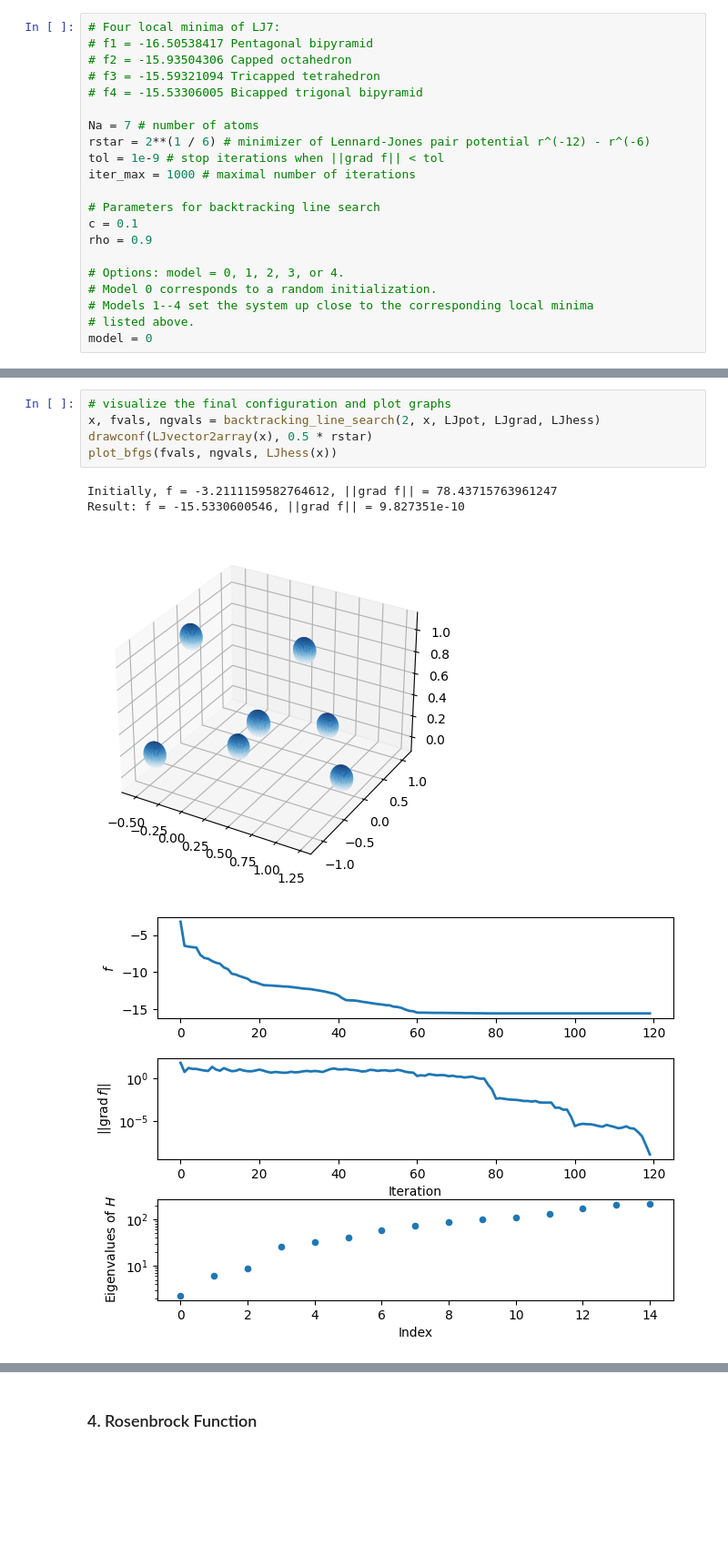
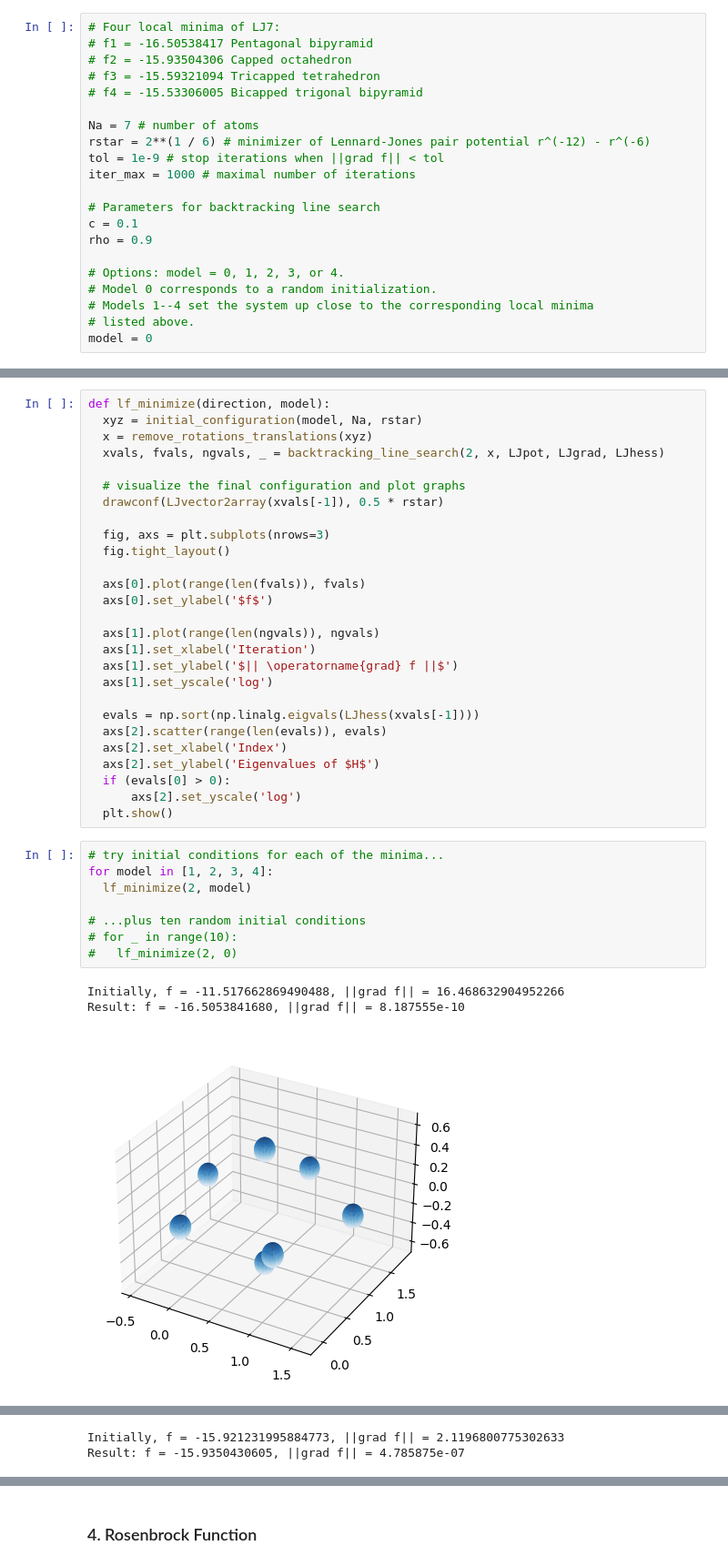
Before and after one commit to elijahkin/amsc660, a Jupyter notebook: hw10/hw10.ipynb, the cells around one changed output, grey strips where cells are left out. Shown: that part at 91% size. Cells and saved outputs as stored; diff of their text form; blank space fills up the shorter version.

Commit message:
Lennard-Jones and Rosenbrock plotting

```diff
--- a/hw10/hw10.ipynb
+++ b/hw10/hw10.ipynb
@@ -132,10 +109,39 @@ LJpot = -3.2111159582764612
-# %%
-# visualize the final configuration and plot graphs
-x, fvals, ngvals = backtracking_line_search(2, x, LJpot, LJgrad, LJhess)
-drawconf(LJvector2array(x), 0.5 * rstar)
-plot_bfgs(fvals, ngvals, LJhess(x))
-# %% [output]
-Initially, f = -3.2111159582764612, ||grad f|| = 78.43715763961247
-Result: f = -15.5330600546, ||grad f|| = 9.827351e-10
-[figure, removed]
-[figure, removed]
+# %%
+def lf_minimize(direction, model):
+  xyz = initial_configuration(model, Na, rstar)
+  x = remove_rotations_translations(xyz)
+  xvals, fvals, ngvals, _ = backtracking_line_search(2, x, LJpot, LJgrad, LJhess)
+
+  # visualize the final configuration and plot graphs
+  drawconf(LJvector2array(xvals[-1]), 0.5 * rstar)
+
+  fig, axs = plt.subplots(nrows=3)
+  fig.tight_layout()
+
+  axs[0].plot(range(len(fvals)), fvals)
+  axs[0].set_ylabel('$f$')
+
+  axs[1].plot(range(len(ngvals)), ngvals)
+  axs[1].set_xlabel('Iteration')
+  axs[1].set_ylabel('$|| \operatorname{grad} f ||$')
+  axs[1].set_yscale('log')
+
+  evals = np.sort(np.linalg.eigvals(LJhess(xvals[-1])))
+  axs[2].scatter(range(len(evals)), evals)
+  axs[2].set_xlabel('Index')
+  axs[2].set_ylabel('Eigenvalues of $H$')
+  if (evals[0] > 0):
+      axs[2].set_yscale('log')
+  plt.show()
+# %%
+# try initial conditions for each of the minima...
+for model in [1, 2, 3, 4]:
+  lf_minimize(2, model)
+
+# ...plus ten random initial conditions
+# for _ in range(10):
+#   lf_minimize(2, 0)
+# %% [output]
+Initially, f = -11.517662869490488, ||grad f|| = 16.468632904952266
+Result: f = -16.5053841680, ||grad f|| = 8.187555e-10
+[figure, added]
@@ -141,0 +149,2 @@ Result: f = -15.5330600546, ||grad f|| = 9.827351e-10
+Initially, f = -15.921231995884773, ||grad f|| = 2.1196800775302633
+Result: f = -15.9350430605, ||grad f|| = 4.785875e-07
```
Also changed, not shown: parts of 7 cells of this notebook, 2 other files.
